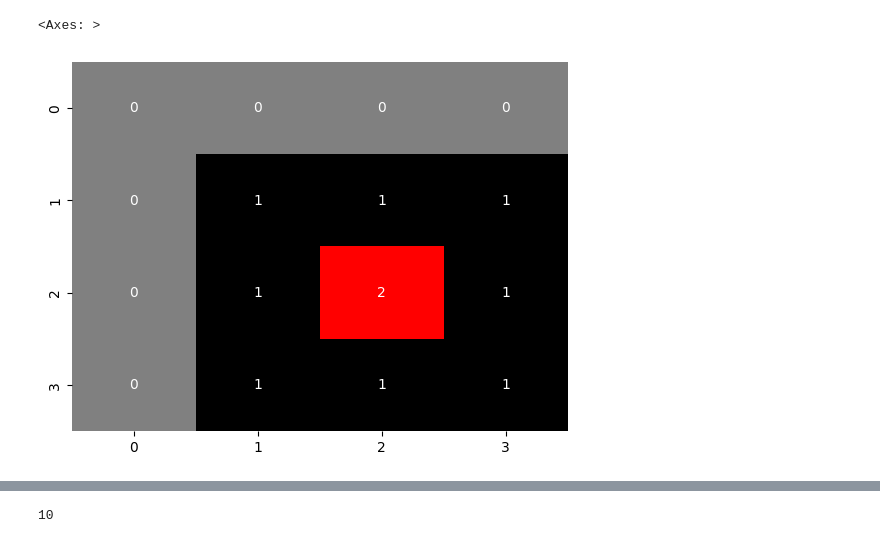
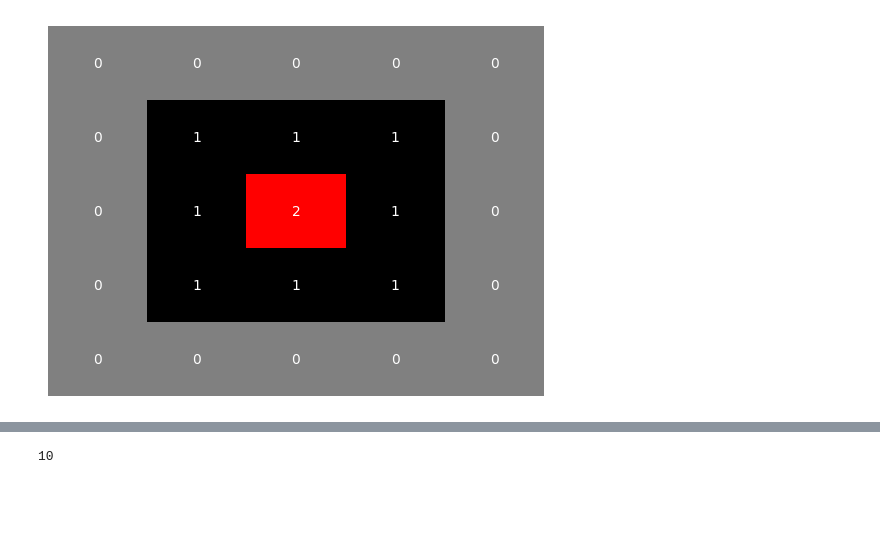
Before and after one commit to parsadaj/WaveFunctionCollapse, a Jupyter notebook: playground.ipynb, the cells around one changed output, grey strips where cells are left out. Saved outputs shown, nothing was run; the diff lists cells and outputs as text; code cells hidden in the pictures; blank space fills up the shorter version.

```diff
--- a/playground.ipynb
+++ b/playground.ipynb
@@ -8,19 +8,23 @@ from matplotlib.colors import ListedColormap
 # %%
 # Example Usage
 input_image = np.random.random_integers(0,2, (6,6))
 input_image = [[0,0,0,0],
                [0,1,1,1],
                [0,1,2,1],
                [0,1,1,1]]
 
-
+input_image = [[0,0,0,0,0],
+               [0,1,1,1,0],
+               [0,1,2,1,0],
+               [0,1,1,1,0],
+               [0,0,0,0,0]]
 
 cmap = ListedColormap(['grey', 'black', 'red'])
 
-sns.heatmap(input_image, annot=True,cbar=False, cmap=cmap, vmin=0, vmax=2)
+ax = sns.heatmap(input_image, annot=True,cbar=False, cmap=cmap, vmin=0, vmax=2)
+ax.tick_params(axis='both', which='both', bottom=False, top=False, left=False, right=False, labelbottom=False, labelleft=False)
 # %% [output]
-<Axes: >
-[figure, old version]
+[figure, new version]
 # %%
 
 
```
Also changed, not shown: parts of 2 cells of this notebook, 6 other files.
